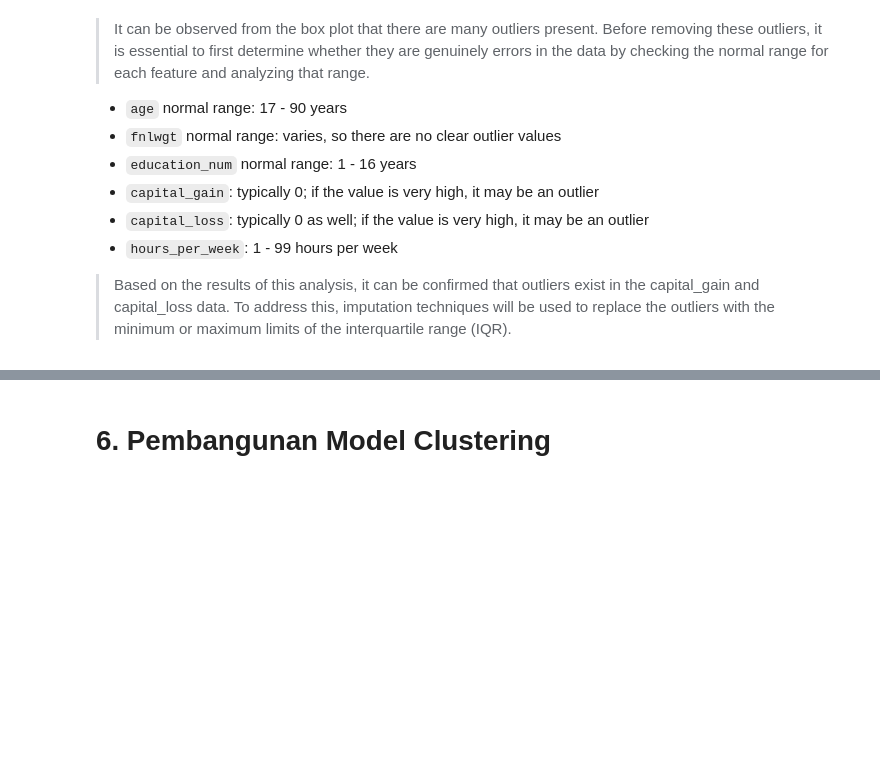
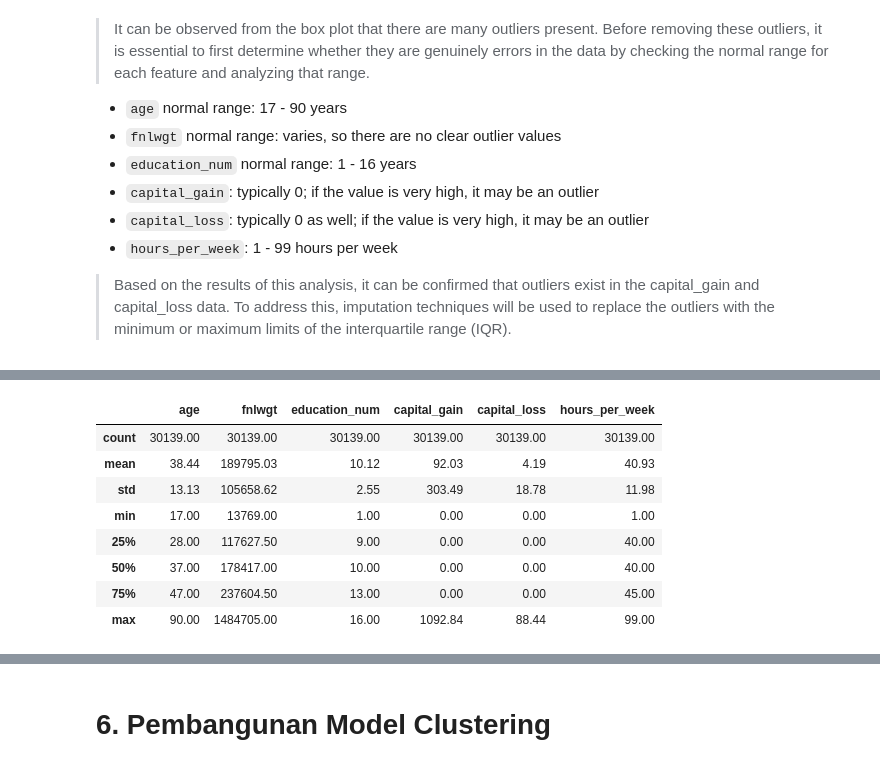
Before and after one commit to Maoelan/adult-income-clustering-classification, a Jupyter notebook: [Clustering] Submission Akhir BMLP_Maulana Muhammad.ipynb, the cells around one changed output, grey strips where cells are left out. Drawn from its saved outputs; the diff is of its cells as text; code cells hidden in the pictures; blank space fills up the shorter version.

```diff
--- a/[Clustering] Submission Akhir BMLP_Maulana Muhammad.ipynb
+++ b/[Clustering] Submission Akhir BMLP_Maulana Muhammad.ipynb
@@ -592,0 +622,12 @@ plot_outliers(test_df)
+# %%
+train_df.describe().round(2)
+# %% [output]
+|  | age | fnlwgt | education_num | capital_gain | capital_loss | hours_per_week |
+| count | 30139.00 | 30139.00 | 30139.00 | 30139.00 | 30139.00 | 30139.00 |
+| mean | 38.44 | 189795.03 | 10.12 | 92.03 | 4.19 | 40.93 |
+| std | 13.13 | 105658.62 | 2.55 | 303.49 | 18.78 | 11.98 |
+| min | 17.00 | 13769.00 | 1.00 | 0.00 | 0.00 | 1.00 |
+| 25% | 28.00 | 117627.50 | 9.00 | 0.00 | 0.00 | 40.00 |
+| 50% | 37.00 | 178417.00 | 10.00 | 0.00 | 0.00 | 40.00 |
+| 75% | 47.00 | 237604.50 | 13.00 | 0.00 | 0.00 | 45.00 |
+| max | 90.00 | 1484705.00 | 16.00 | 1092.84 | 88.44 | 99.00 |
```
Also changed, not shown: parts of 8 cells of this notebook.
